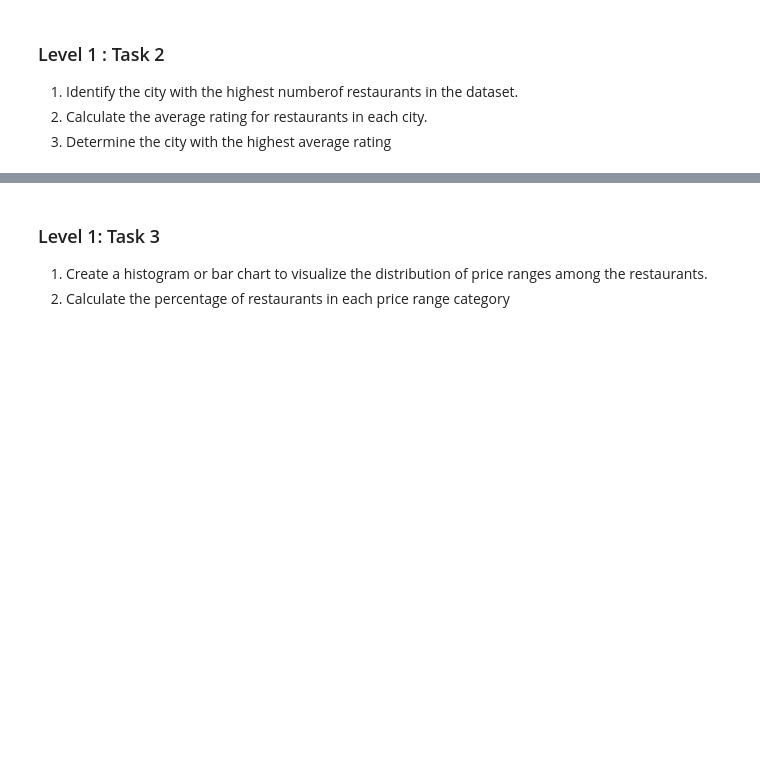
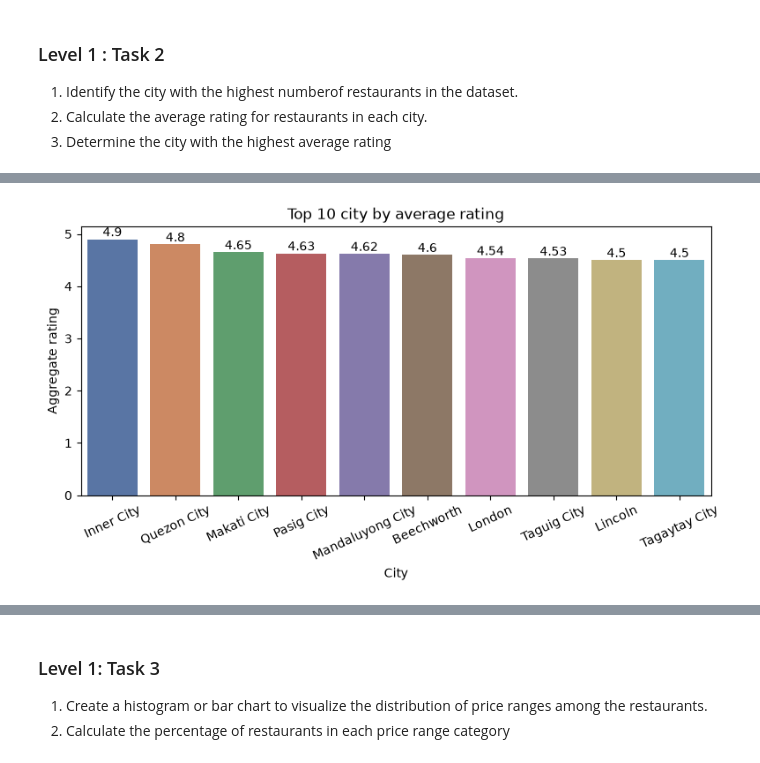
Before and after one commit to sahbimlesh007/Cognifyz-IT-Solutions, a Jupyter notebook: Level_1.ipynb, the cells around one changed output, grey strips where cells are left out. Saved outputs shown, nothing was run; the diff lists cells and outputs as text; code cells hidden in the pictures; blank space fills up the shorter version.

```diff
--- a/Level_1.ipynb
+++ b/Level_1.ipynb
@@ -222,3 +250,19 @@ Name: Aggregate rating, Length: 140, dtype: float64
+# %%
+plt.figure(figsize=(8,4))
+ax = sns.barplot(avg_rating, palette='deep')
+
+for container in ax.containers:
+    ax.bar_label(container)
+
+plt.title('Top 10 city by average rating')
+plt.tight_layout()
+plt.xticks(rotation = 25)
+
+plt.savefig('Images/Level_1_assests/Top 10 city by average rating.png', dpi=500, bbox_inches='tight')
+
+plt.show()
+# %% [output]
+[figure, added]
 # %%
 # 3. Determine the city with the highest average rating
 
```
Also changed, not shown: parts of 39 cells of this notebook, 7 other files.
